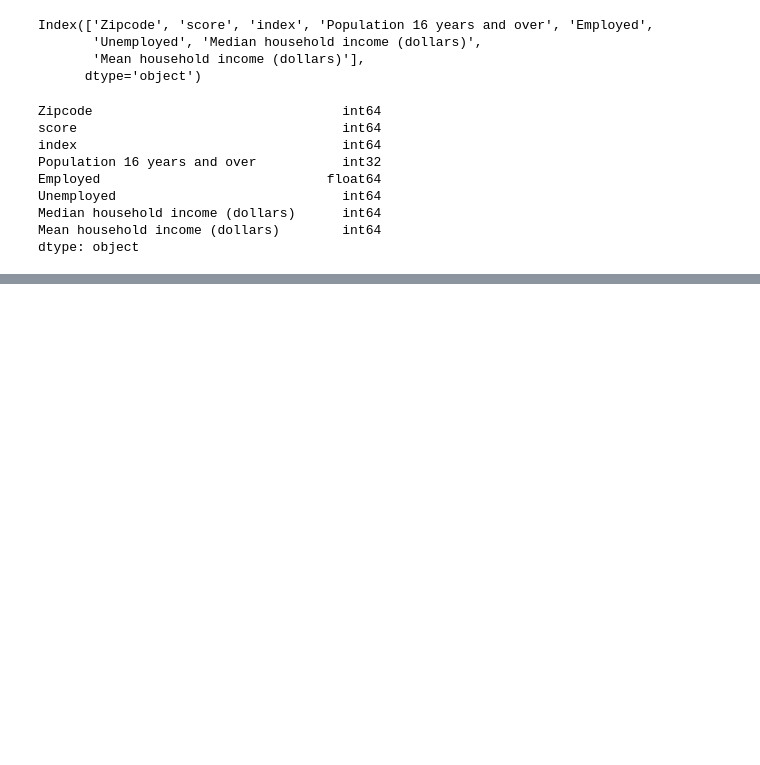
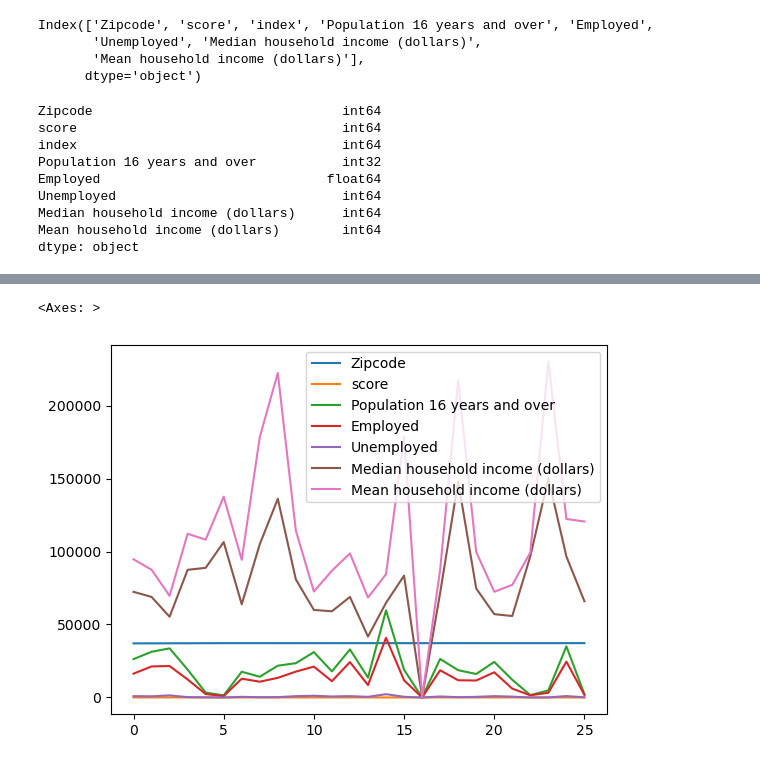
Before and after one commit to Luna-Agora/caps, a Jupyter notebook: notebooks/census zipcodes merge.ipynb, the cells around one changed output, grey strips where cells are left out. Drawn from its saved outputs; the diff is of its cells as text; code cells hidden in the pictures; blank space fills up the shorter version.

```diff
--- a/notebooks/census zipcodes merge.ipynb
+++ b/notebooks/census zipcodes merge.ipynb
@@ -604,0 +678,5 @@ ValueError: could not convert string to float: 'score'
+# %%
+by_zip.plot()
+# %% [output]
+<Axes: >
+[figure, added]
```
Also changed, not shown: parts of 14 cells of this notebook, 11 other files.
